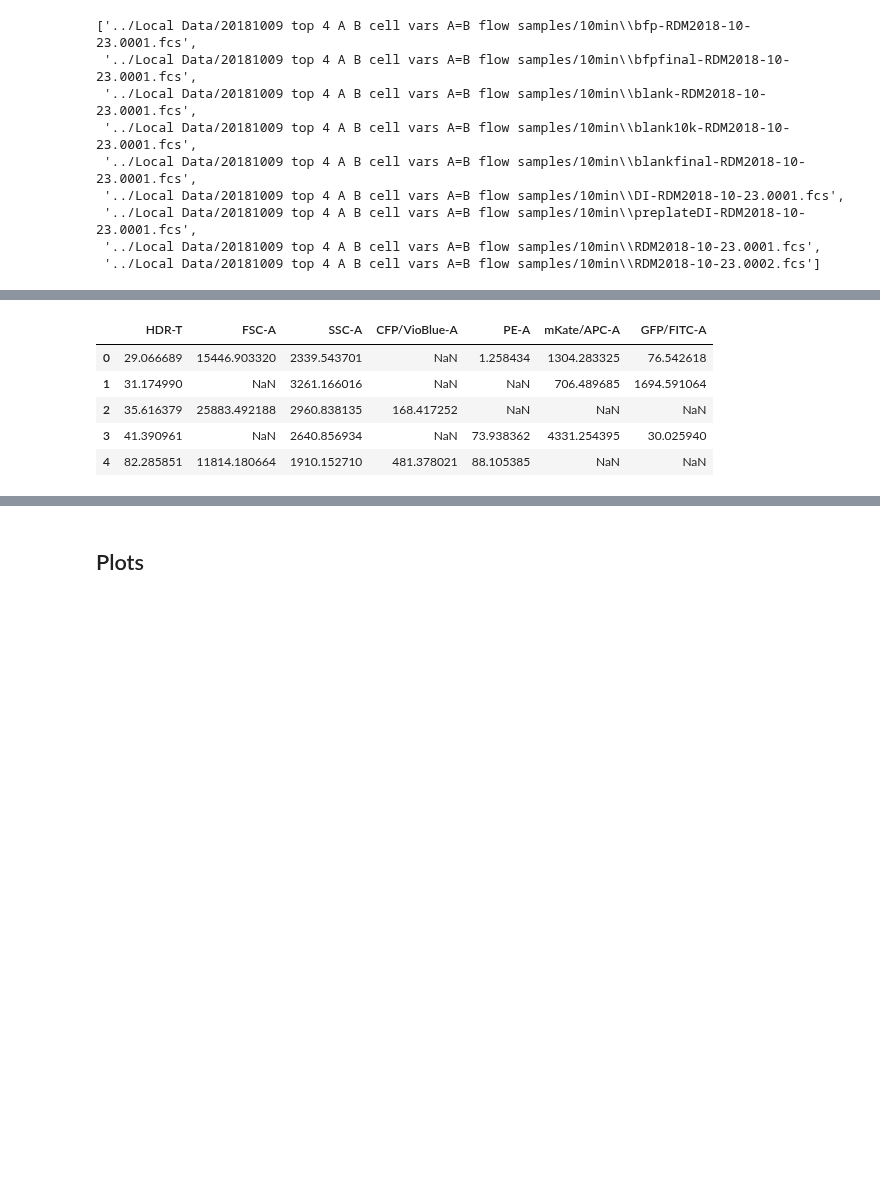
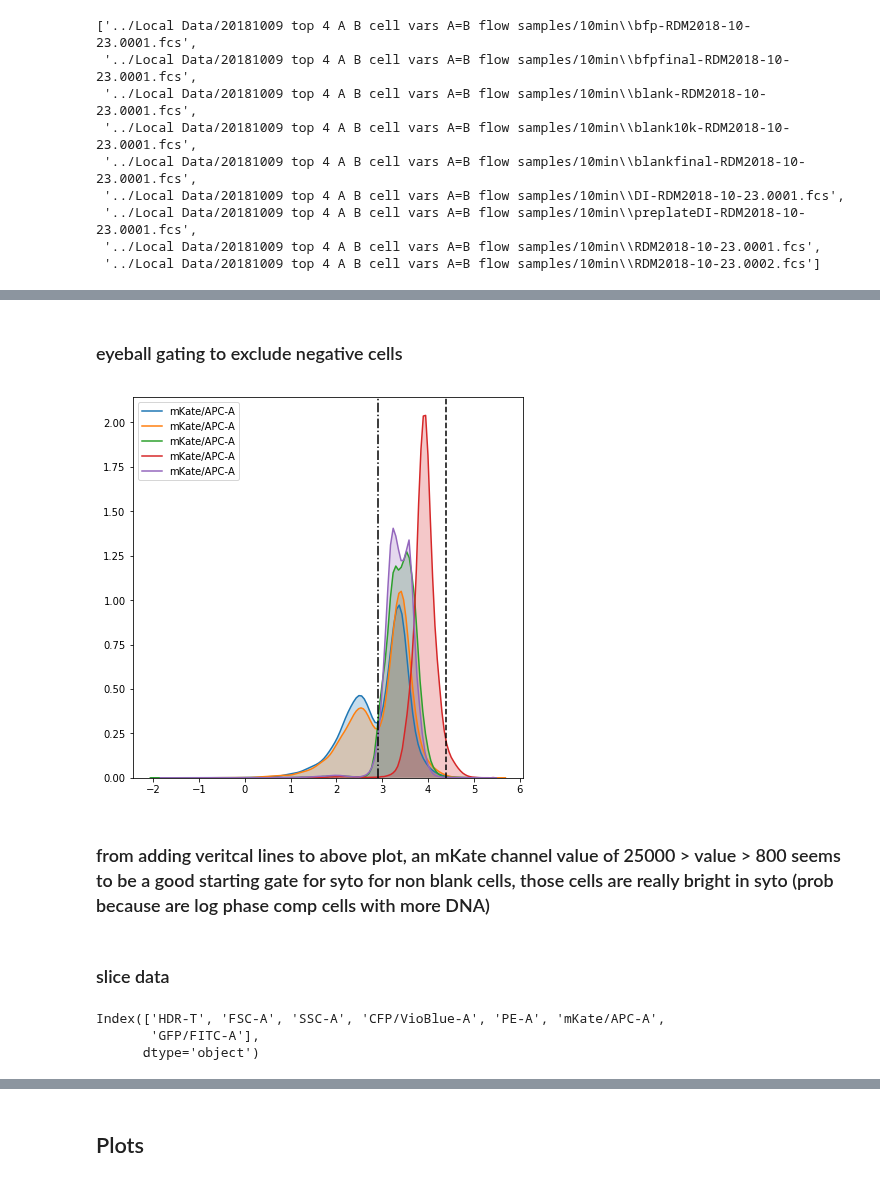
Before and after one commit to geezerbriefs/xpspython, a Jupyter notebook: analyze flow cytometry A=B data.ipynb, the cells around one changed output, grey strips where cells are left out. Drawn from its saved outputs; the diff is of its cells as text; code cells hidden in the pictures; blank space fills up the shorter version.

```diff
--- a/analyze flow cytometry A=B data.ipynb
+++ b/analyze flow cytometry A=B data.ipynb
@@ -125,0 +212,13 @@ for well in wellsIwant:
+# %% [markdown]
+### eyeball gating to exclude negative cells
+# %%
+ax.axvline(np.log10(25000), color='k', linestyle='--')
+ax.axvline(np.log10(800), color='k', linestyle='-.')
+
+fig
+# %% [output]
+[figure, added]
+# %% [markdown]
+### from adding veritcal lines to above plot, an mKate channel value of 25000 > value > 800 seems to be a good starting gate for syto for non blank cells, those cells are really bright in syto (prob because are log phase comp cells with more DNA)
+# %% [markdown]
+### slice data
@@ -126,9 +227,6 @@ for well in wellsIwant:
 # %%
-data.head()
+data.columns
 # %% [output]
-|  | HDR-T | FSC-A | SSC-A | CFP/VioBlue-A | PE-A | mKate/APC-A | GFP/FITC-A |
-| 0 | 29.066689 | 15446.903320 | 2339.543701 | NaN | 1.258434 | 1304.283325 | 76.542618 |
-| 1 | 31.174990 | NaN | 3261.166016 | NaN | NaN | 706.489685 | 1694.591064 |
-| 2 | 35.616379 | 25883.492188 | 2960.838135 | 168.417252 | NaN | NaN | NaN |
-| 3 | 41.390961 | NaN | 2640.856934 | NaN | 73.938362 | 4331.254395 | 30.025940 |
-| 4 | 82.285851 | 11814.180664 | 1910.152710 | 481.378021 | 88.105385 | NaN | NaN |
+Index(['HDR-T', 'FSC-A', 'SSC-A', 'CFP/VioBlue-A', 'PE-A', 'mKate/APC-A',
+       'GFP/FITC-A'],
+      dtype='object')
```
Also changed, not shown: parts of 17 cells of this notebook.
